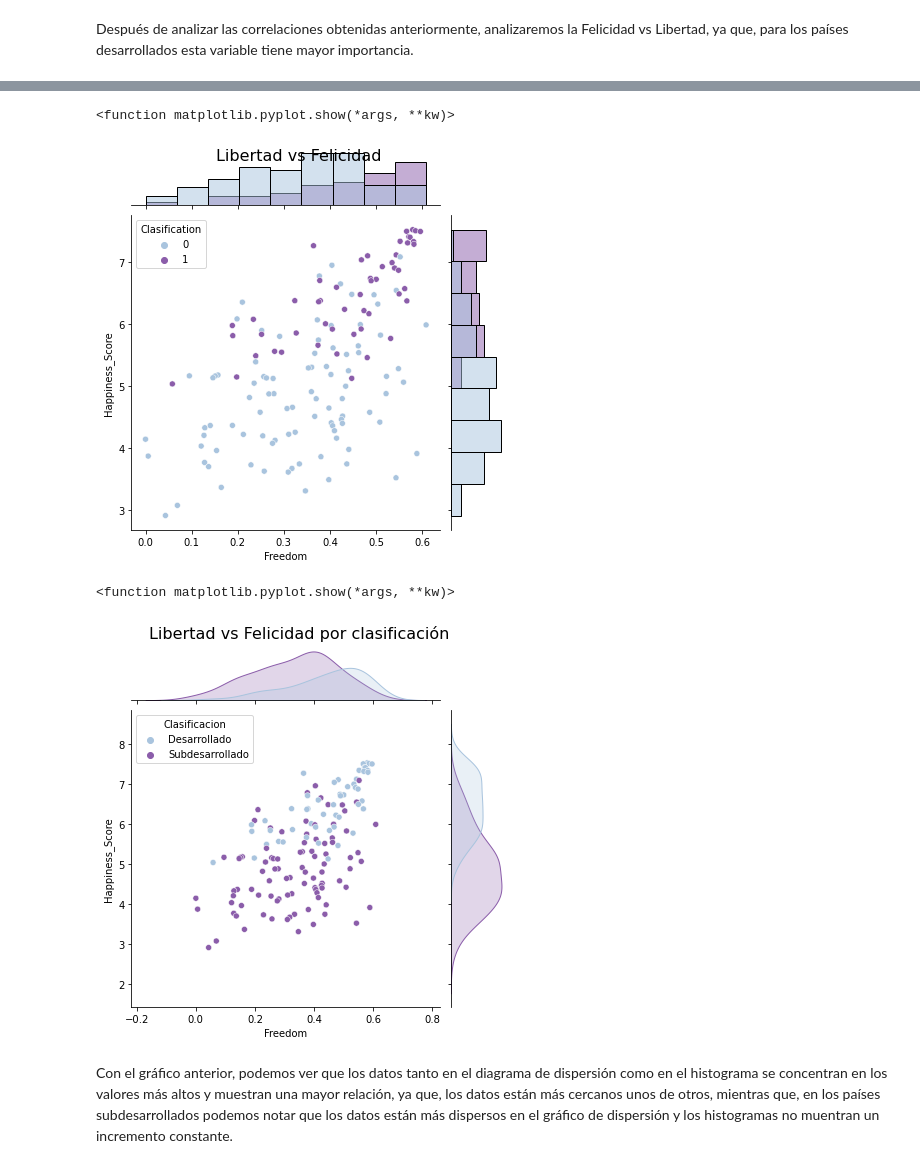
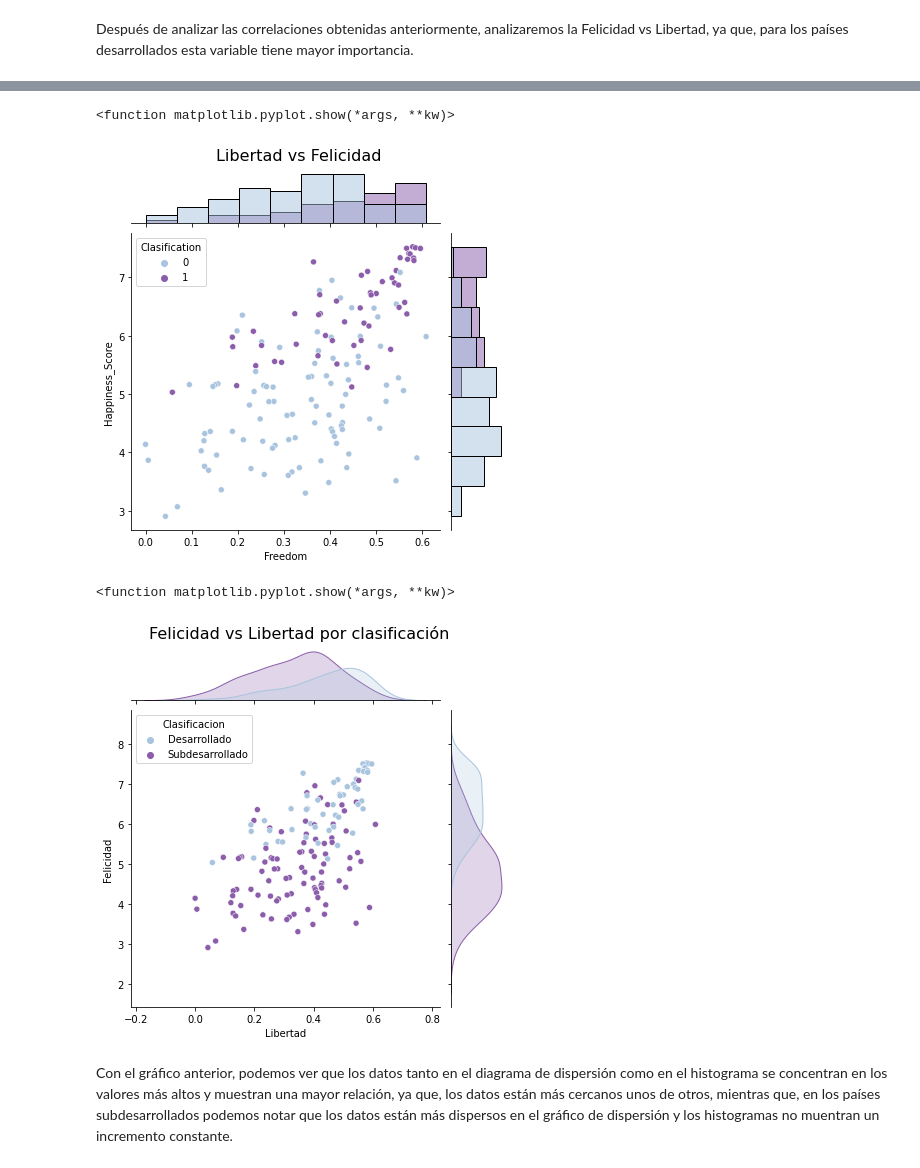
Before and after one commit to perladiaaz/Miner-a_de_datos, a Jupyter notebook: AvancePIA_II_003_11.ipynb, the cells around one changed output, grey strips where cells are left out. Drawn from its saved outputs; the diff is of its cells as text; code cells hidden in the pictures.

```diff
--- a/AvancePIA_II_003_11.ipynb
+++ b/AvancePIA_II_003_11.ipynb
@@ -333,8 +337,8 @@ Comprobamos que la base de datos, no cuenta con ningún dato nulo.
     Real GDP per capita in 2011US$, 2011 benchmark (Maddison Project Database (2018)) -> Per_Capita: Lo cambiamos para tener un mejor manejo al referirnos al per Cápita.
 # %%
 df=df.rename(columns = {
-        'Happiness Score': "Happiness_Score", 'Economy (GDP per Capita)': "Economy",
-        'Health (Life Expectancy)': "Life_Expectancy", 'Trust (Government Corruption)': "Trust_Government",
+        'Happiness_Score': "Felicidad", 'Economy': "Economía",
+        'Life_Expectancy': "Calidad de Vida", 'Trust_Government': "Confianza en Gobierno",'Freedom':"Libertad",'Family':"Familia",'Generosity':"Generosidad",
         'Dystopia Residual': "Adj", ' Real GDP per capita in 2011US$, 2011 benchmark (Maddison Project Database (2018)) ': "Per_Capita"})
 # %%
 df
@@ -516,4 +510,4 @@ plt.subplots_adjust(top=.925)
 plt.show
 # %% [output]
 <function matplotlib.pyplot.show(*args, **kw)>
-[figure, old version]
+[figure, new version]
@@ -523,12 +514,12 @@ df['Clasificacion'] = np.where((df['Clasification'] == 1) , "Desarrollado", "Sub
 # %%
 
-sns.jointplot(data=df, x="Freedom", y="Happiness_Score", hue="Clasificacion", palette="BuPu")
+sns.jointplot(data=df, x="Libertad", y="Felicidad", hue="Clasificacion", palette="BuPu")
 plt.suptitle('Felicidad vs Libertad por clasificación',size=16)
 plt.subplots_adjust(top=.925)
 plt.show
 # %% [output]
 <function matplotlib.pyplot.show(*args, **kw)>
-[figure, old version]
+[figure, new version]
 # %% [markdown]
 Con el gráfico anterior, podemos ver que los datos tanto en el diagrama de dispersión como en el histograma se concentran en los valores más altos y muestran una mayor relación, ya que, los datos están más cercanos unos de otros, mientras que, en los países subdesarrollados podemos notar que los datos están más dispersos en el gráfico de dispersión y los histogramas no muentran un incremento constante.
 # %% [markdown]
```
Also changed, not shown: parts of 14 cells of this notebook.
